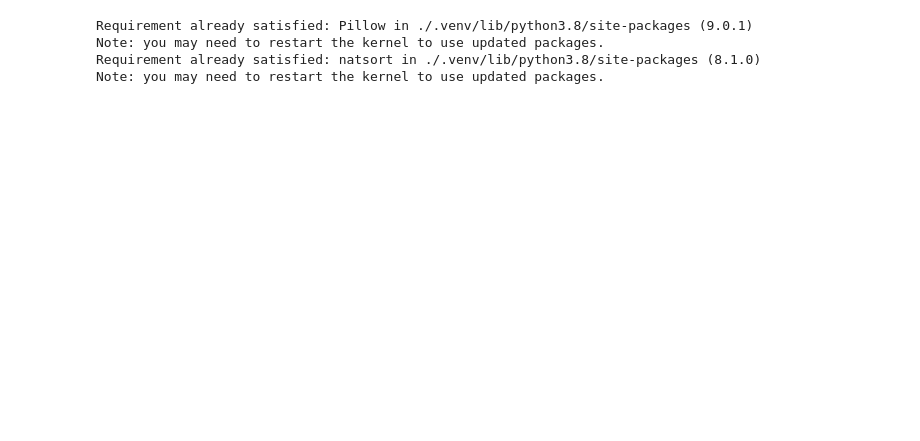
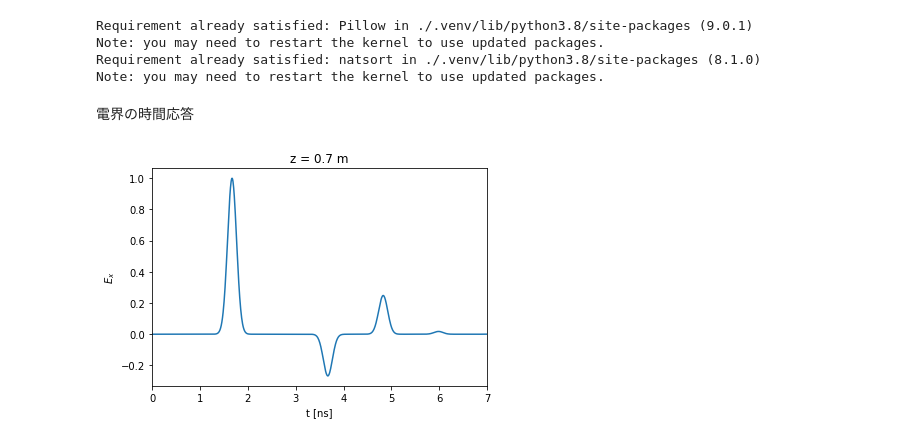
Before and after one commit to yn4k4nishi/MyFDTD, a Jupyter notebook: 1D.ipynb, the cells around one changed output. Saved outputs shown, nothing was run; the diff lists cells and outputs as text; code cells hidden in the pictures; blank space fills up the shorter version.

```diff
--- a/1D.ipynb
+++ b/1D.ipynb
@@ -98,6 +98,8 @@ def input_pulse(z, t):
 # 電界，磁界の初期化
 ex = np.empty(nz)
 hy = np.empty(nz)
+
+ex_t = np.zeros(nstep) # 電界の時間応答
 
 for k in range(nz):
     z = k*dz
@@ -180,5 +182,7 @@ for n in tqdm(range(1, nstep)):
     h_cal()
     t += dt/2
 
+    ex_t[n] = ex[350]
+
     if n%5 == 0:
         plot(n)
@@ -201,3 +208,16 @@ Requirement already satisfied: Pillow in ./.venv/lib/python3.8/site-packages (9.
 Note: you may need to restart the kernel to use updated packages.
 Requirement already satisfied: natsort in ./.venv/lib/python3.8/site-packages (8.1.0)
 Note: you may need to restart the kernel to use updated packages.
+# %% [markdown]
+電界の時間応答
+# %%
+t = np.linspace(0, nstep*dt * 1e9, nstep)
+plt.plot(t, ex_t)
+plt.xlim(0, 7)
+plt.title(r"z = {:.4g} m".format(350*dz))
+plt.xlabel("t [ns]")
+plt.ylabel(r"$E_x$")
+plt.savefig("img/1D-time-domain.png")
+plt.show()
+# %% [output]
+[figure, added]
```
Also changed, not shown: parts of 7 cells of this notebook, 3 other files.
